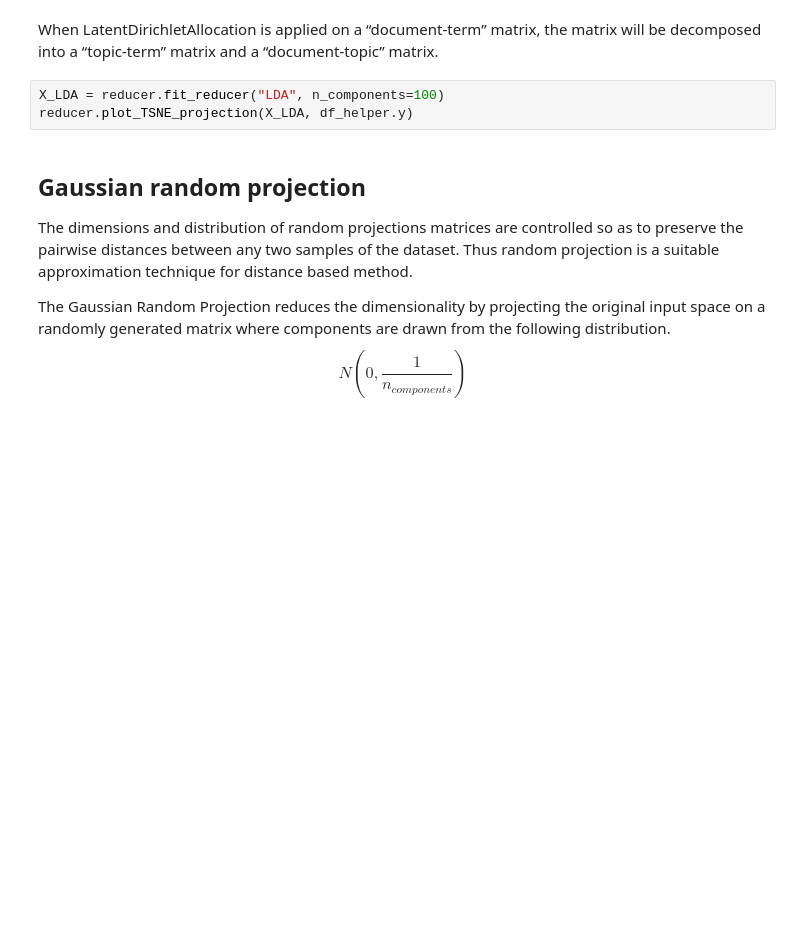
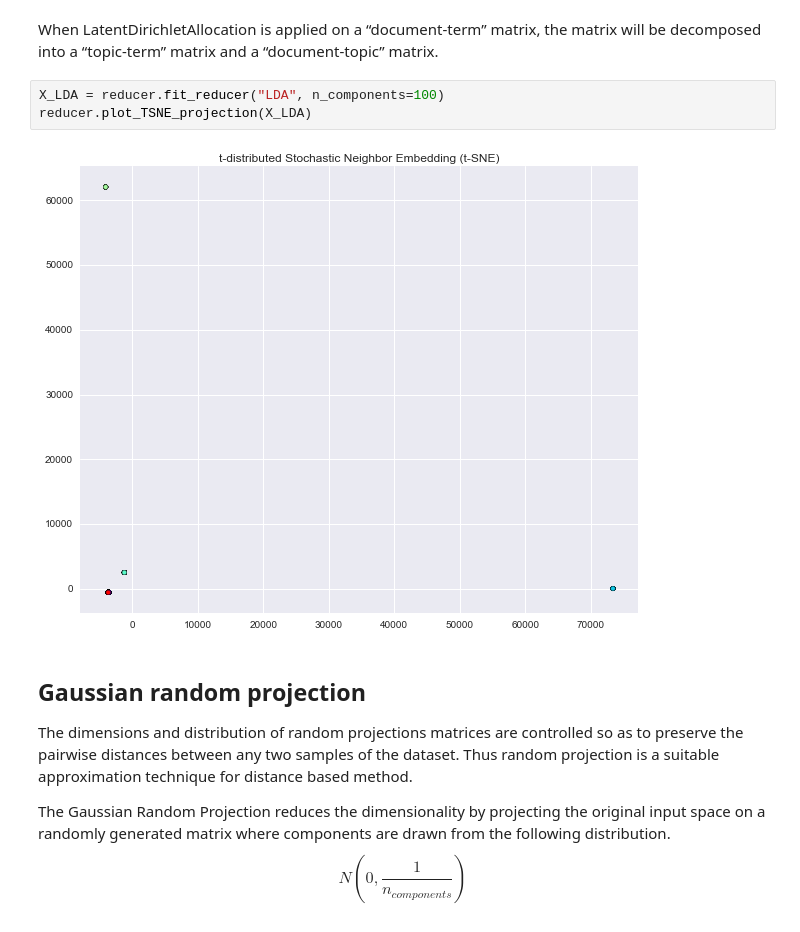
Before and after one commit to MarvinBertin/Text_Classification_ML_Exploration, a Jupyter notebook: 4-Dimensionality_Reduction/Dimensionality_Reduction.ipynb, the cells around one changed output. Cells and saved outputs as stored; diff of their text form; blank space fills up the shorter version.

```diff
--- a/4-Dimensionality_Reduction/Dimensionality_Reduction.ipynb
+++ b/4-Dimensionality_Reduction/Dimensionality_Reduction.ipynb
@@ -215,7 +219,9 @@ The graphical model of LDA is a three-level Bayesian model:
 When LatentDirichletAllocation is applied on a “document-term” matrix, the matrix will be decomposed into a “topic-term” matrix and a “document-topic” matrix.
 # %%
 X_LDA = reducer.fit_reducer("LDA", n_components=100)
-reducer.plot_TSNE_projection(X_LDA, df_helper.y)
+reducer.plot_TSNE_projection(X_LDA)
+# %% [output]
+[figure, added]
 # %% [markdown]
 ## Gaussian random projection
 
```
Also changed, not shown: parts of 9 cells of this notebook, 5 other files.
